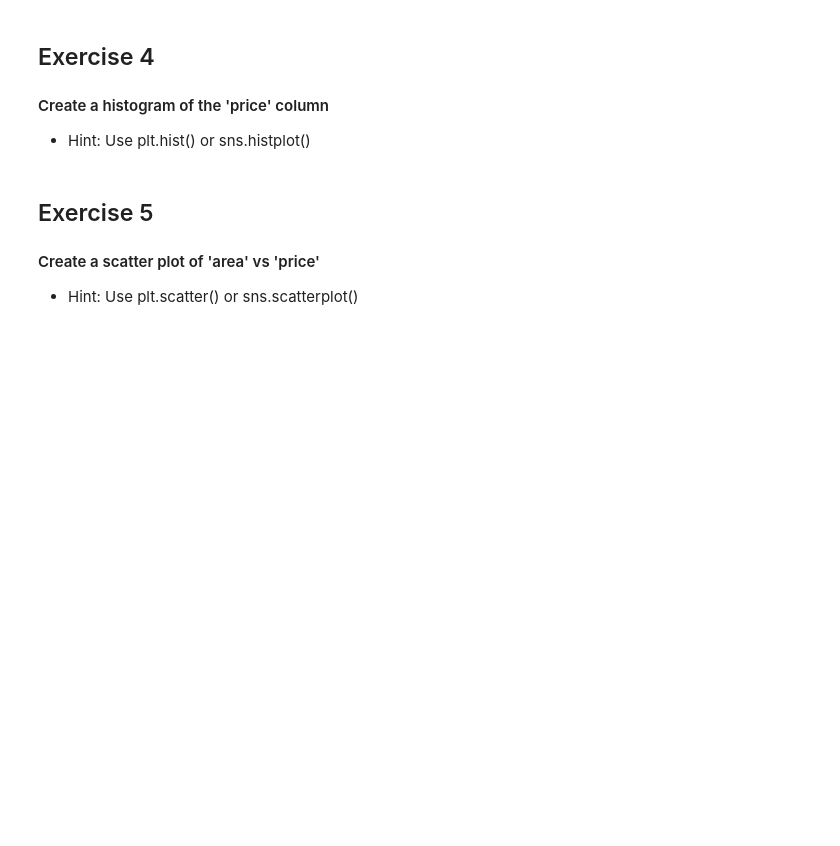
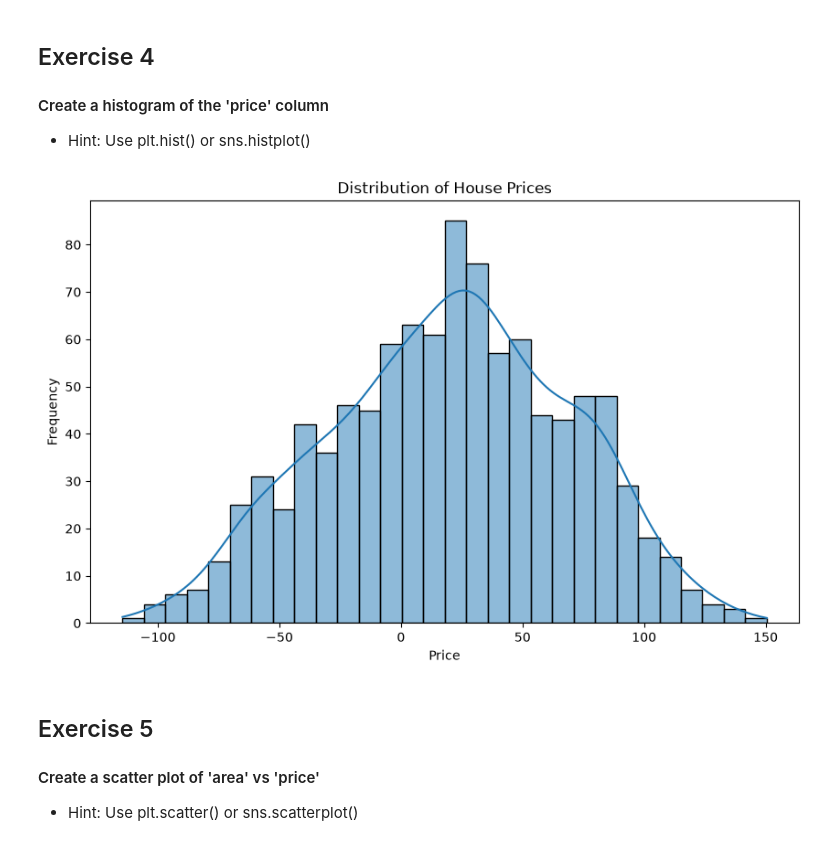
Before and after one commit to scao-su/ist407-fs26-student, a Jupyter notebook: weekly/04-ml-projects/assignment/weekly-exercises.ipynb, the cells around one changed output. Cells and saved outputs as stored; diff of their text form; code cells hidden in the pictures; blank space fills up the shorter version.

```diff
--- a/weekly/04-ml-projects/assignment/weekly-exercises.ipynb
+++ b/weekly/04-ml-projects/assignment/weekly-exercises.ipynb
@@ -84,10 +128,13 @@ df.loc[np.random.choice(df.index, 20, replace=False), 'age'] = np.nan
 # %%
 plt.figure(figsize=(10, 6))
 # Your code here
+sns.histplot(data=df, x='price', bins=30, kde=True)
 plt.title('Distribution of House Prices')
 plt.xlabel('Price')
 plt.ylabel('Frequency')
 plt.show()
+# %% [output]
+[figure, added]
 # %% [markdown]
 ## Exercise 5
 
```
Also changed, not shown: parts of 8 cells of this notebook, 1 other file.
